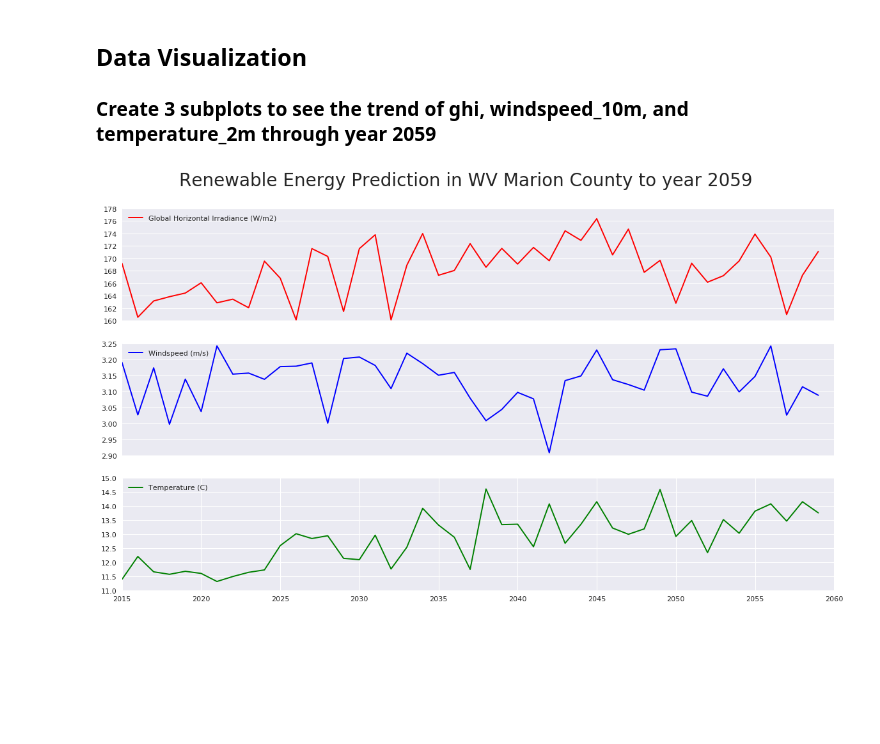
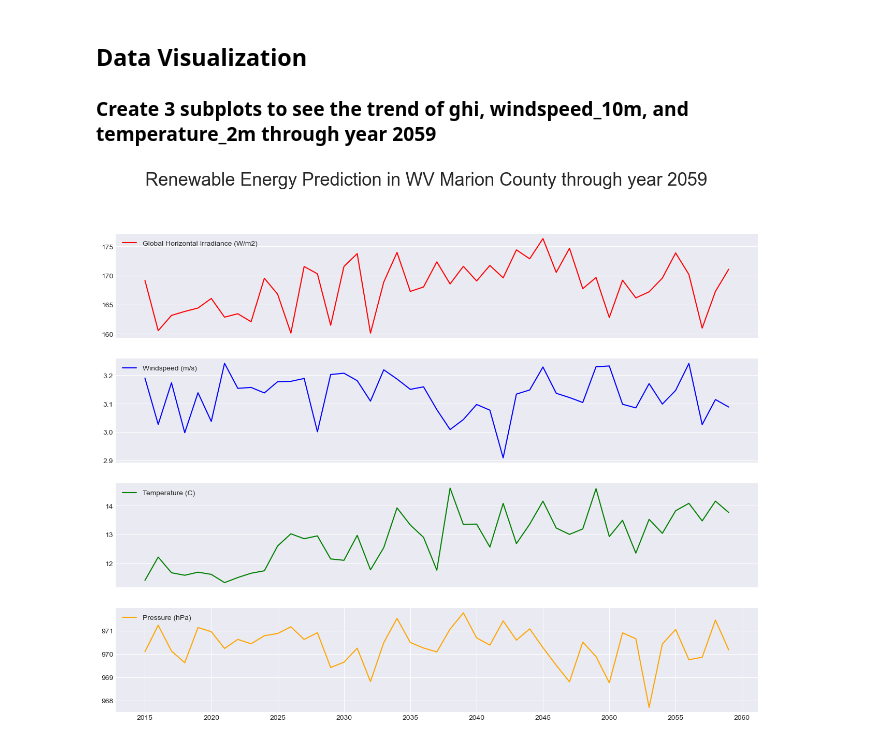
Before and after one commit to HighTechnologyFoundation/HTFCloudFellows, a Jupyter notebook: Sup3rCC Analysis/sup3rCC_Analysis.ipynb, the cells around one changed output. Saved outputs shown, nothing was run; the diff lists cells and outputs as text; code cells hidden in the pictures; blank space fills up the shorter version.

Commit message:
add pressure

```diff
--- a/Sup3rCC Analysis/sup3rCC_Analysis.ipynb
+++ b/Sup3rCC Analysis/sup3rCC_Analysis.ipynb
@@ -30,11 +30,11 @@ appended_data = []
 start_year = 2015
 end_year = 2059
 # specify climate data types and attributes
-climate_type = ['solar', 'wind', 'trh']
-attr = ['ghi', 'windspeed_10m', 'temperature_2m']
+climate_type = ['solar', 'wind', 'trh', 'pressure']
+attr = ['ghi', 'windspeed_10m', 'temperature_2m', 'pressure_0m']
 climate_attr_dict = {climate_type: attr for climate_type, attr in zip(climate_type, attr)}
 # calculate the total number in the loop
-climate_type_num = len(['solar', 'wind', 'trh'])
+climate_type_num = len(climate_type)
 year_num = len(range(start_year, end_year + 1))
 loop_total_num = year_num * climate_type_num
 # specify the components of the S3 URI
@@ -78,20 +86,23 @@ group_data.head()
 # %%
 import matplotlib.pyplot as plt
 plt.style.use('seaborn-v0_8-darkgrid')
 
-fig, axs = plt.subplots(3, figsize=(16,9), sharex=True)
-fig.suptitle('Renewable Energy Prediction in WV Marion County to year 2059', fontsize = 25)
+fig, axs = plt.subplots(4, figsize=(16,12), sharex=True)
+fig.suptitle('Renewable Energy Prediction in WV Marion County through year 2059', fontsize = 25)
 axs[0].plot(group_data.ghi, color = 'r', label = "Global Horizontal Irradiance (W/m2)")
 axs[0].legend(loc="upper left")
 axs[0].get_xaxis().set_visible(False)
 axs[1].plot(group_data.windspeed_10m / 10000, color = 'b', label = "Windspeed (m/s)")
 axs[1].legend(loc="upper left")
 axs[1].get_xaxis().set_visible(False)
 axs[2].plot(group_data.temperature_2m / 10000, color = 'g', label = "Temperature (C)")
 axs[2].legend(loc="upper left")
+axs[2].get_xaxis().set_visible(False)
+axs[3].plot(group_data.pressure_0m, color = 'orange', label = "Pressure (hPa)")
+axs[3].legend(loc="upper left")
 plt.xticks(range(2015, 2065, 5))
 plt.ticklabel_format(style='plain', axis='x', useOffset=False)
-plt.savefig("Renewable Energy Prediction.png")
+#plt.savefig("Renewable Energy Prediction.png")
 plt.show()
 # %% [output]
-[figure, old version]
+[figure, new version]
```
Also changed, not shown: parts of 2 cells of this notebook.
